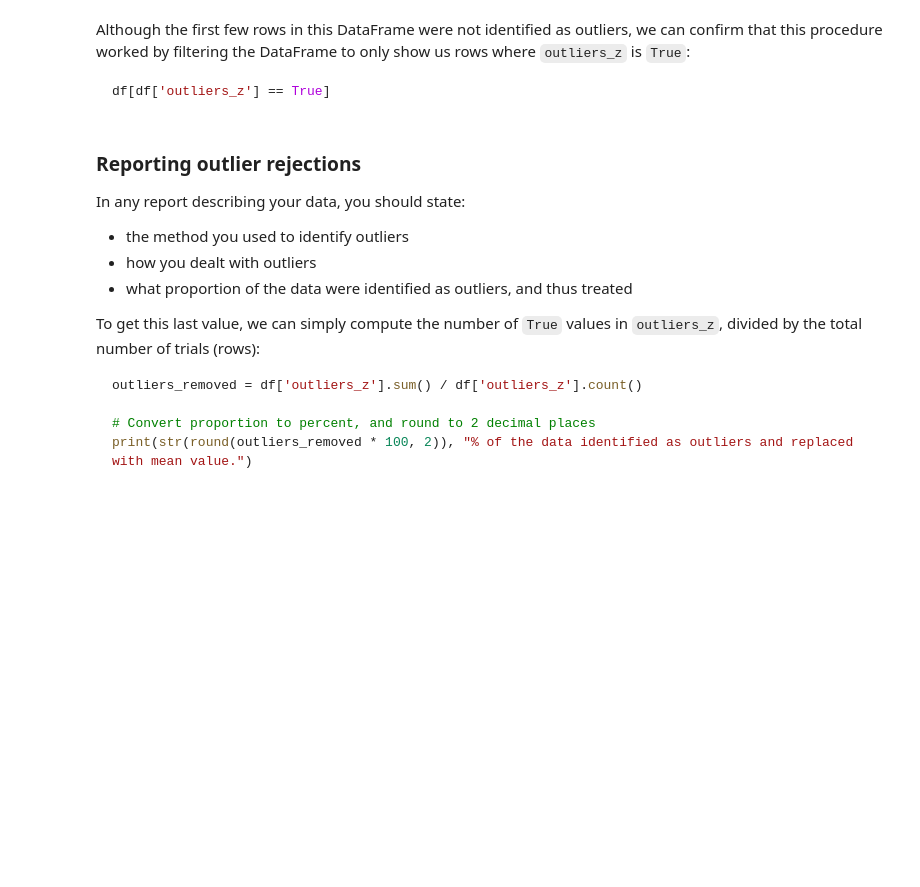
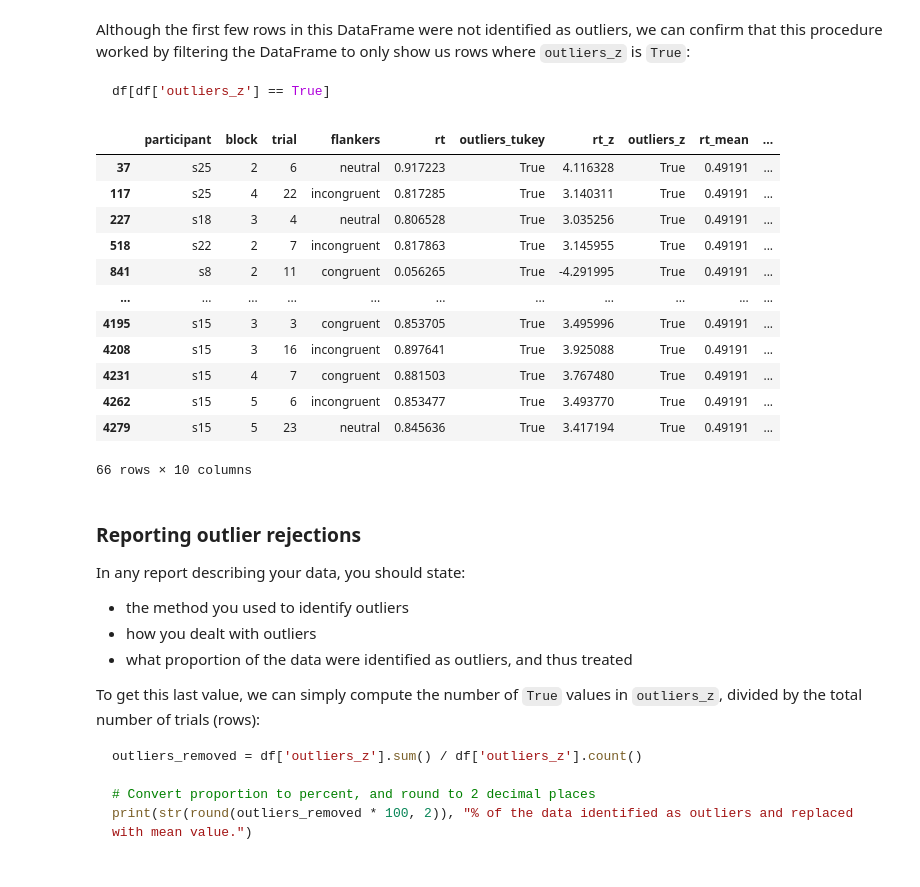
Before and after one commit to mohabdelaziz-CNS/Exploratory-Data-Analysis, a Jupyter notebook: 2 - data_cleaning.ipynb, the cells around one changed output. Cells and saved outputs as stored; diff of their text form; code cells hidden in the pictures; blank space fills up the shorter version.

```diff
--- a/2 - data_cleaning.ipynb
+++ b/2 - data_cleaning.ipynb
@@ -577,3 +576,7 @@ First, as we did above, we'll define `z_thresh` as 3 and fill the `outliers_z` c
 z_thresh = 3
 df['outliers_z'] = np.abs(df['rt_z']) > z_thresh
 ~~~
+# %%
+z_thresh = 3
+df['outliers_z'] = np.abs(df['rt_z']) > z_thresh
+np.sum(np.abs(df['rt_z']) > z_thresh)
@@ -584,3 +589,6 @@ Next we'll create a column containing the mean RT. To exclude the outlier values
 df['rt_mean'] = df[df['outliers_z'] == False]['rt'].mean()
 df.head()
 ~~~
+# %%
+df['rt_mean'] = df[df['outliers_z'] == False]['rt'].mean()
+df.head()
@@ -595,3 +610,8 @@ df['rt_clean'] = np.where(df['outliers_z'] == True,
                           df['rt'])
 df.head()
 ~~~
+# %%
+df['rt_clean'] = np.where(df['outliers_z'] == True,
+                          df['rt_mean'],
+                          df['rt'])
+df.head()
@@ -601,6 +628,22 @@ Although the first few rows in this DataFrame were not identified as outliers, w
 ~~~python
 df[df['outliers_z'] == True]
 ~~~
+# %%
+df[df['outliers_z'] == True]
+# %% [output]
+|  | participant | block | trial | flankers | rt | outliers_tukey | rt_z | outliers_z | rt_mean | ... |
+| 37 | s25 | 2 | 6 | neutral | 0.917223 | True | 4.116328 | True | 0.49191 | ... |
+| 117 | s25 | 4 | 22 | incongruent | 0.817285 | True | 3.140311 | True | 0.49191 | ... |
+| 227 | s18 | 3 | 4 | neutral | 0.806528 | True | 3.035256 | True | 0.49191 | ... |
+| 518 | s22 | 2 | 7 | incongruent | 0.817863 | True | 3.145955 | True | 0.49191 | ... |
+| 841 | s8 | 2 | 11 | congruent | 0.056265 | True | -4.291995 | True | 0.49191 | ... |
+| ... | ... | ... | ... | ... | ... | ... | ... | ... | ... | ... |
+| 4195 | s15 | 3 | 3 | congruent | 0.853705 | True | 3.495996 | True | 0.49191 | ... |
+| 4208 | s15 | 3 | 16 | incongruent | 0.897641 | True | 3.925088 | True | 0.49191 | ... |
+| 4231 | s15 | 4 | 7 | congruent | 0.881503 | True | 3.767480 | True | 0.49191 | ... |
+| 4262 | s15 | 5 | 6 | incongruent | 0.853477 | True | 3.493770 | True | 0.49191 | ... |
+| 4279 | s15 | 5 | 23 | neutral | 0.845636 | True | 3.417194 | True | 0.49191 | ... |
+66 rows × 10 columns
 # %% [markdown]
 ### Reporting outlier rejections
 
```
Also changed, not shown: parts of 20 cells of this notebook.
